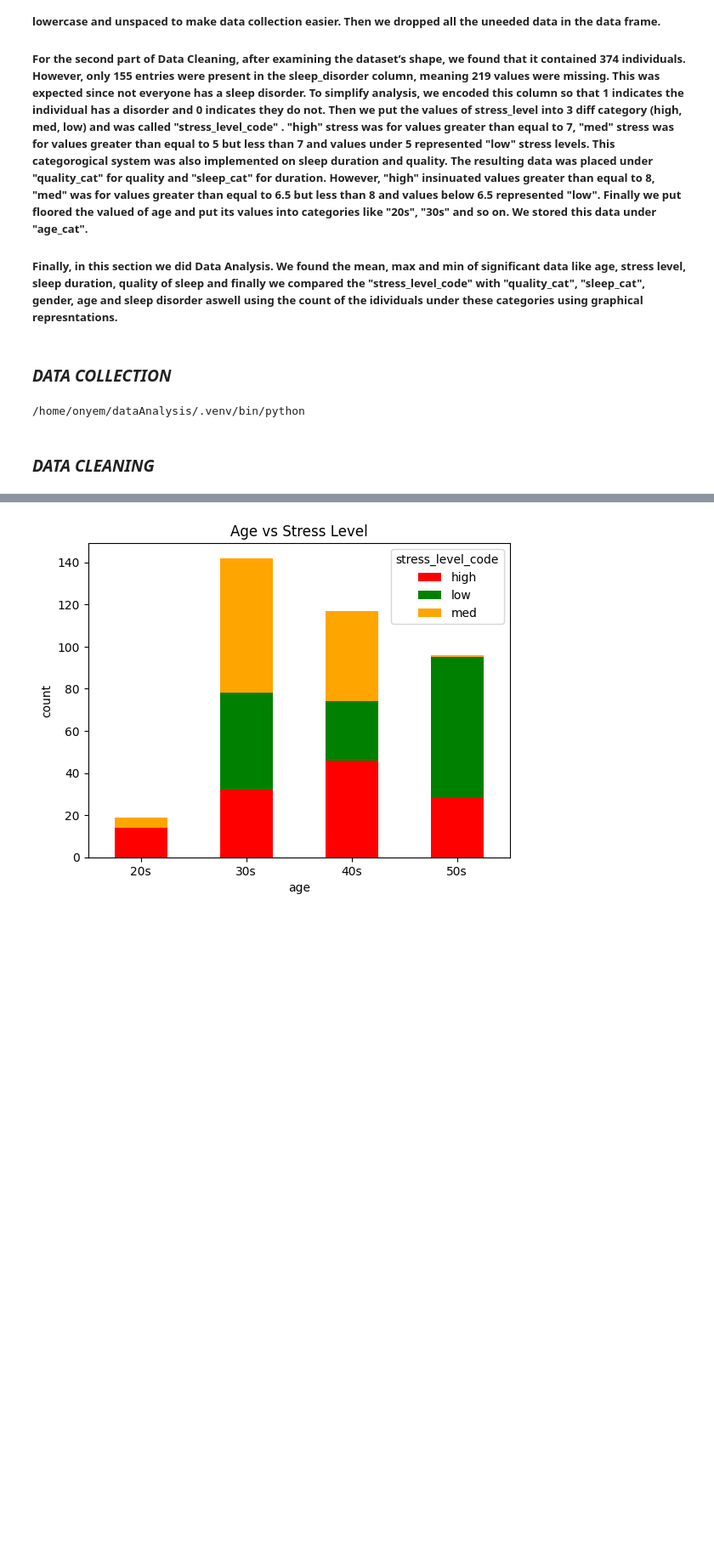
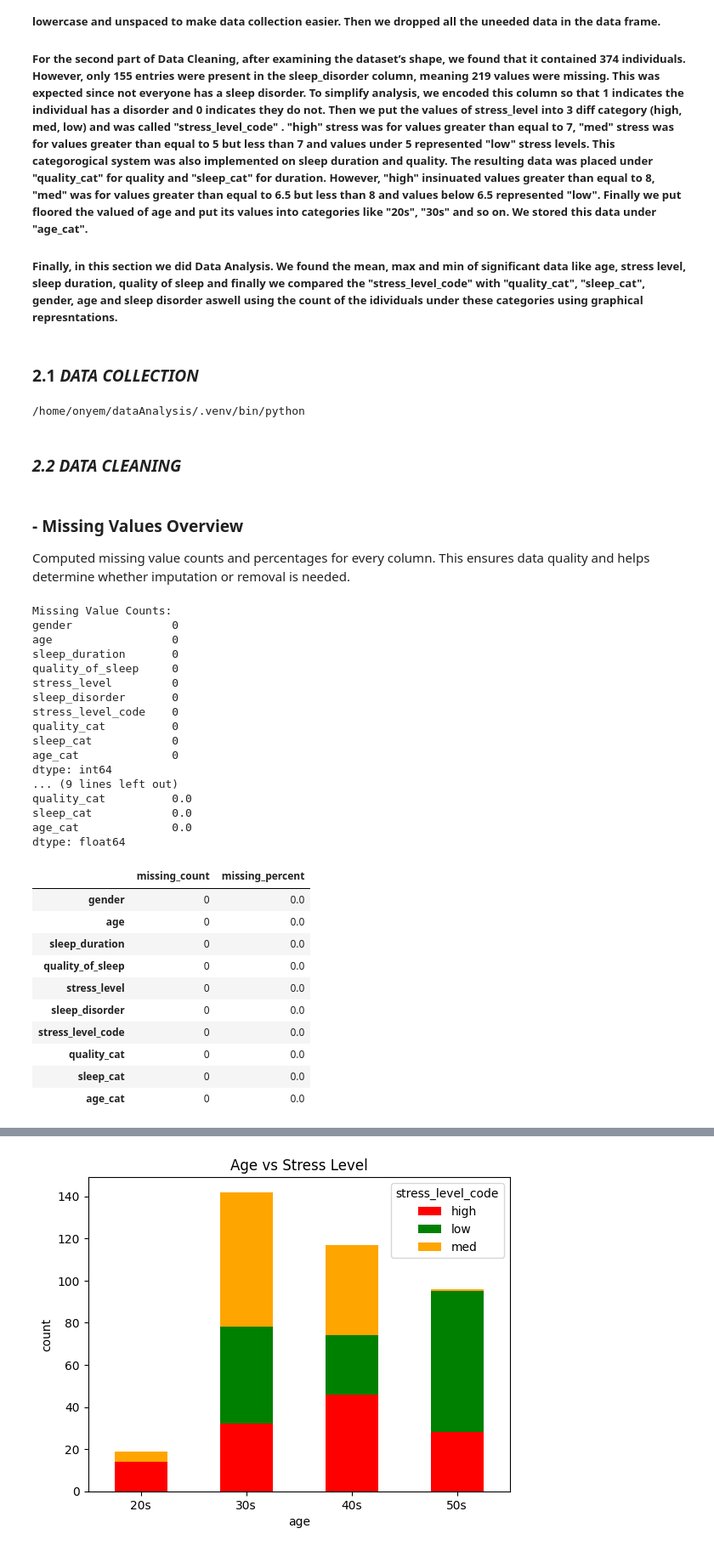
Before and after one commit to SMK-BTW/StressCause, a Jupyter notebook: Health.ipynb, the cells around one changed output, grey strips where cells are left out. Shown: that part at 85% size. Saved outputs shown, nothing was run; the diff lists cells and outputs as text; code cells hidden in the pictures; blank space fills up the shorter version.

```diff
--- a/Health.ipynb
+++ b/Health.ipynb
@@ -19,7 +19,7 @@
 
 ##### Finally, in this section we did **Data Analysis**. We found the mean, max and min of significant data like age, stress level, sleep duration, quality of sleep and finally we compared the "stress_level_code" with "quality_cat", "sleep_cat", gender, age and sleep disorder aswell using the count of the idividuals under these categories using graphical represntations.
 # %% [markdown]
-### *DATA COLLECTION* ###
+### 2.1 *DATA COLLECTION* ###
 # %%
 # %pip install matplotlib
 import sys
@@ -36,7 +36,57 @@ path = kagglehub.dataset_download("uom190346a/sleep-health-and-lifestyle-dataset
 path = "/home/onyem/.cache/kagglehub/datasets/uom190346a/sleep-health-and-lifestyle-dataset/versions/2/Sleep_health_and_lifestyle_dataset.csv"
 df = pd.read_csv(path)
 # %% [markdown]
-### *DATA CLEANING*
+### *2.2 DATA CLEANING*
+# %% [markdown]
+### - Missing Values Overview
+
+Computed missing value counts and percentages for every column. This ensures data quality and helps determine whether imputation or removal is needed.
+# %%
+# Code pattern for summarizing missing values (counts and percentages)
+# was suggested by ChatGPT (OpenAI) and then adapted by me for this dataset.
+print("Missing Value Counts:")
+missing_counts = df.isna().sum()
+print(missing_counts)
+
+print("\nMissing Value Percentages: ")
+missing_percent = (df.isna().sum() / len(df)) * 100
+print(missing_percent.round(2))
+
+# Combined table (looks clean)
+missing_table = pd.DataFrame({
+    "missing_count": missing_counts,
+    "missing_percent": missing_percent.round(2)
+})
+missing_table
+# %% [output]
+Missing Value Counts:
+gender               0
+age                  0
+sleep_duration       0
+quality_of_sleep     0
+stress_level         0
+sleep_disorder       0
+stress_level_code    0
+quality_cat          0
+sleep_cat            0
+age_cat              0
+dtype: int64
+... (9 lines left out)
+quality_cat          0.0
+sleep_cat            0.0
+age_cat              0.0
+dtype: float64
+|  | missing_count | missing_percent |
+| gender | 0 | 0.0 |
+| age | 0 | 0.0 |
+| sleep_duration | 0 | 0.0 |
+| quality_of_sleep | 0 | 0.0 |
+| stress_level | 0 | 0.0 |
+| sleep_disorder | 0 | 0.0 |
+| stress_level_code | 0 | 0.0 |
+| quality_cat | 0 | 0.0 |
+| sleep_cat | 0 | 0.0 |
+| age_cat | 0 | 0.0 |
 # %%
 print(f"Shape: {df.shape}")
 print()
```
Also changed, not shown: parts of 25 cells of this notebook.
